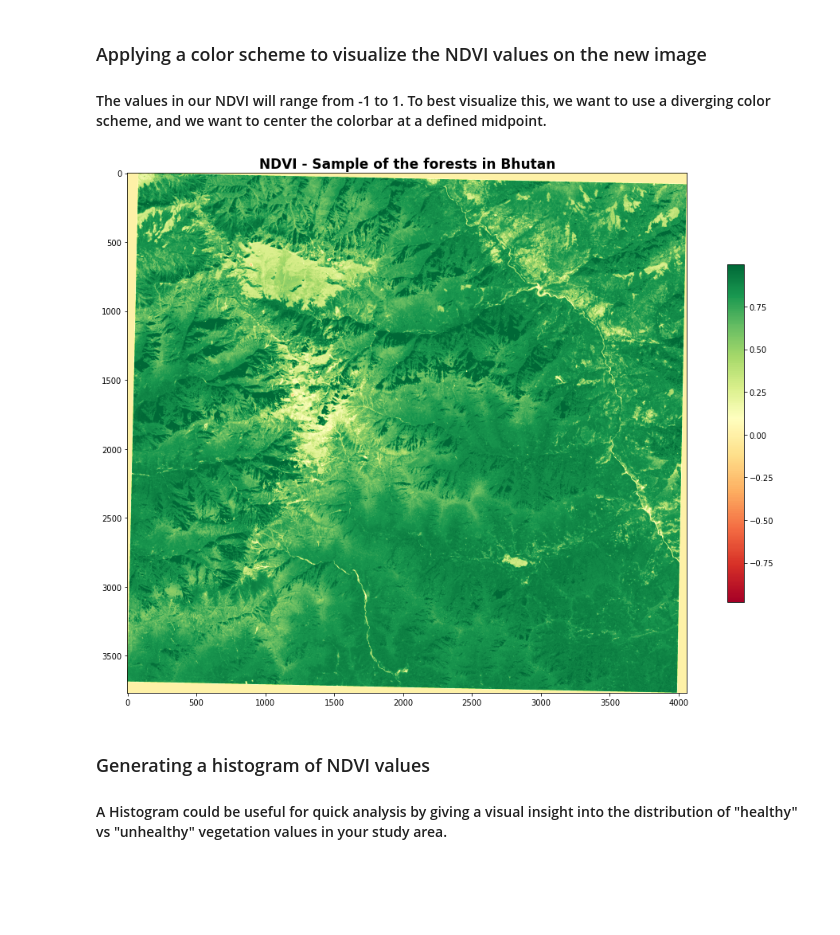
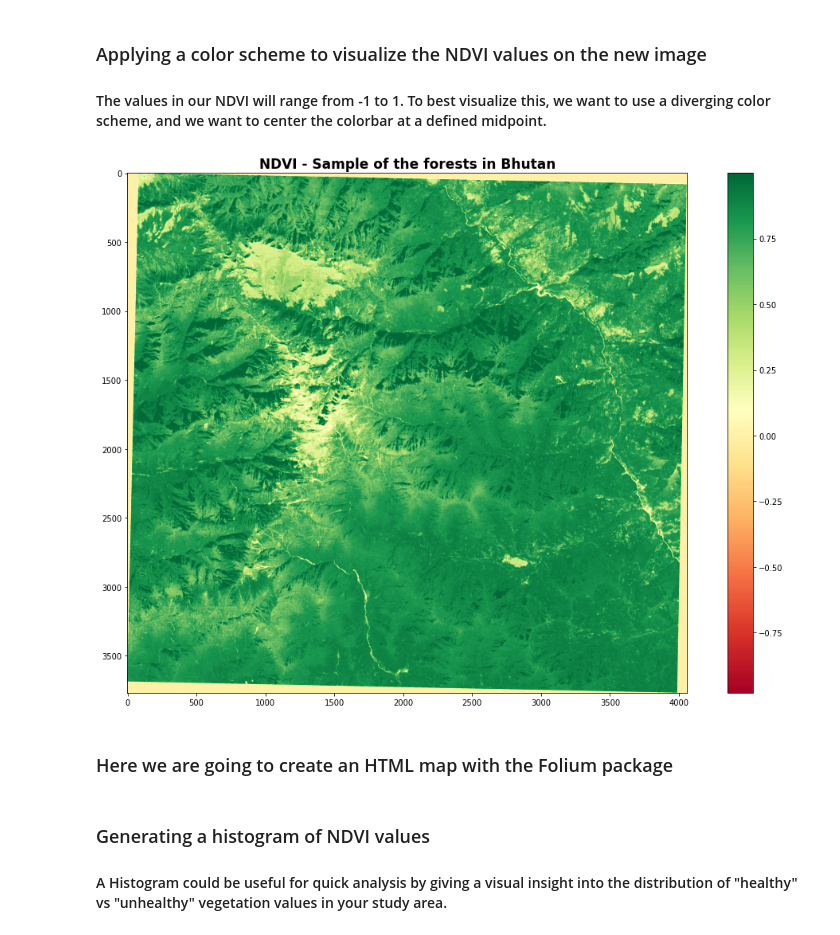
Before and after one commit to diegoalarc/Challenge_up42, a Jupyter notebook: Up42_Challenge_Sentinel_2.ipynb, the cells around one changed output. Cells and saved outputs as stored; diff of their text form; code cells hidden in the pictures; blank space fills up the shorter version.

```diff
--- a/Up42_Challenge_Sentinel_2.ipynb
+++ b/Up42_Challenge_Sentinel_2.ipynb
@@ -335,33 +335,35 @@ class MidpointNormalize(colors.Normalize):
 # %%
 # Plot ndvi
 # Set min/max values from NDVI range for image
 
 min=np.nanmin(ndvi)
 max=np.nanmax(ndvi)
 
 # Set our custom midpoint for most effective NDVI analysis
 mid=0.1
 
 # Setting color scheme ref:https://matplotlib.org/users/colormaps.html as a reference
 colormap = plt.cm.RdYlGn
 norm = MidpointNormalize(vmin=min, vmax=max, midpoint=mid)
 fig = plt.figure(figsize=(18,12))
 ax = fig.add_subplot(111)
 
 # Use 'imshow' to specify the input data, colormap, min, max, and norm for the colorbar
-cbar_plot = ax.imshow(ndvi, cmap=colormap, vmin=min, vmax=max, norm=norm)
+cbar_plot = ax.imshow(ndvi, cmap=colormap, norm=norm)
 
 # Set a title
 ax.set_title('NDVI - Sample of the forests in Bhutan', fontsize=17, fontweight='bold')
 
 # Configure the colorbar
-cbar = fig.colorbar(cbar_plot, shrink=0.65)
+cbar = fig.colorbar(cbar_plot)
 
 # Call 'savefig' to save this plot to an image file
 fig.savefig("ndvi-image.png", dpi=200, bbox_inches='tight', pad_inches=0.7)
 
 # Let's visualize
 plt.show()
 # %% [output]
-[figure, old version]
+[figure, new version]
+# %% [markdown]
+### Here we are going to create an HTML map with the Folium package
 # %%
```
Also changed, not shown: parts of 12 cells of this notebook, 2 other files.
